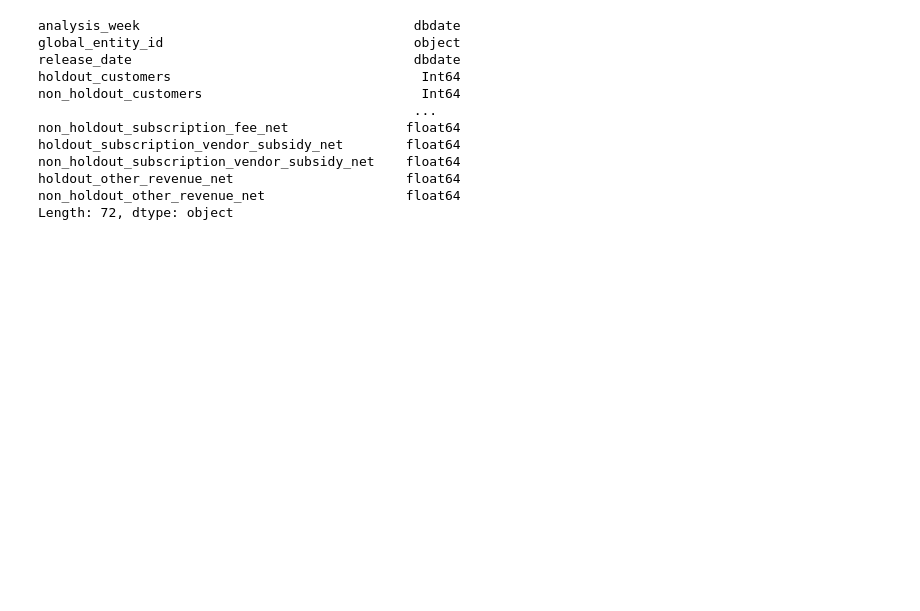
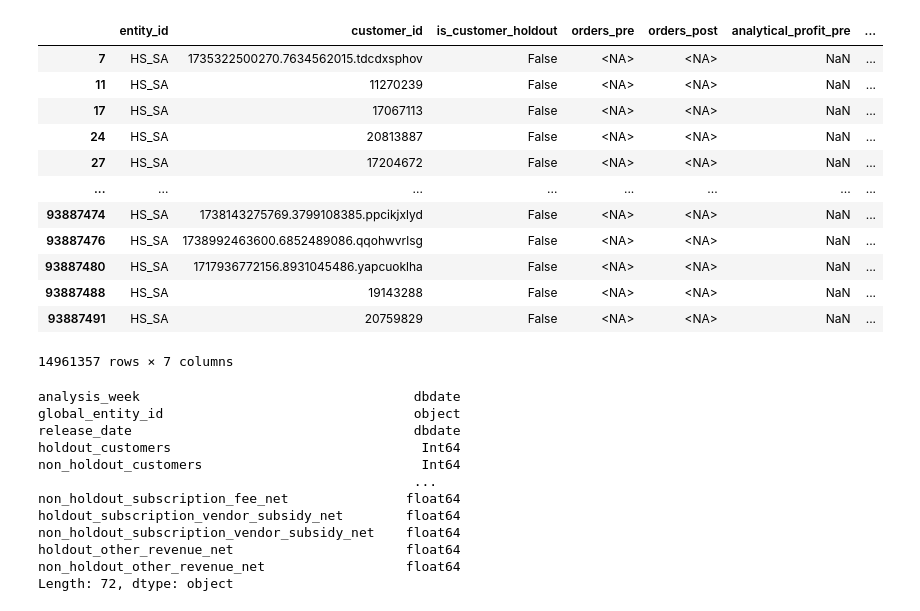
Before and after one commit to shazebasad-dh/https---github.com-deliveryhero-global_pricing, a Jupyter notebook: team/Shazeb/Holdout_group/holdout_pipeline.ipynb, the cells around one changed output. Saved outputs shown, nothing was run; the diff lists cells and outputs as text; code cells hidden in the pictures; blank space fills up the shorter version.

```diff
--- a/team/Shazeb/Holdout_group/holdout_pipeline.ipynb
+++ b/team/Shazeb/Holdout_group/holdout_pipeline.ipynb
@@ -359,0 +1110,16 @@ mkt_df = client.query(marketing_data).to_dataframe()
+# %%
+sg_df[sg_df['entity_id'] == 'HS_SA']
+# %% [output]
+|  | entity_id | customer_id | is_customer_holdout | orders_pre | orders_post | analytical_profit_pre | ... |
+| 7 | HS_SA | 1735322500270.7634562015.tdcdxsphov | False | <NA> | <NA> | NaN | ... |
+| 11 | HS_SA | 11270239 | False | <NA> | <NA> | NaN | ... |
+| 17 | HS_SA | 17067113 | False | <NA> | <NA> | NaN | ... |
+| 24 | HS_SA | 20813887 | False | <NA> | <NA> | NaN | ... |
+| 27 | HS_SA | 17204672 | False | <NA> | <NA> | NaN | ... |
+| ... | ... | ... | ... | ... | ... | ... | ... |
+| 93887474 | HS_SA | 1738143275769.3799108385.ppcikjxlyd | False | <NA> | <NA> | NaN | ... |
+| 93887476 | HS_SA | 1738992463600.6852489086.qqohwvrlsg | False | <NA> | <NA> | NaN | ... |
+| 93887480 | HS_SA | 1717936772156.8931045486.yapcuoklha | False | <NA> | <NA> | NaN | ... |
+| 93887488 | HS_SA | 19143288 | False | <NA> | <NA> | NaN | ... |
+| 93887491 | HS_SA | 20759829 | False | <NA> | <NA> | NaN | ... |
+14961357 rows × 7 columns
```
Also changed, not shown: parts of 13 cells of this notebook, 4 other files.
